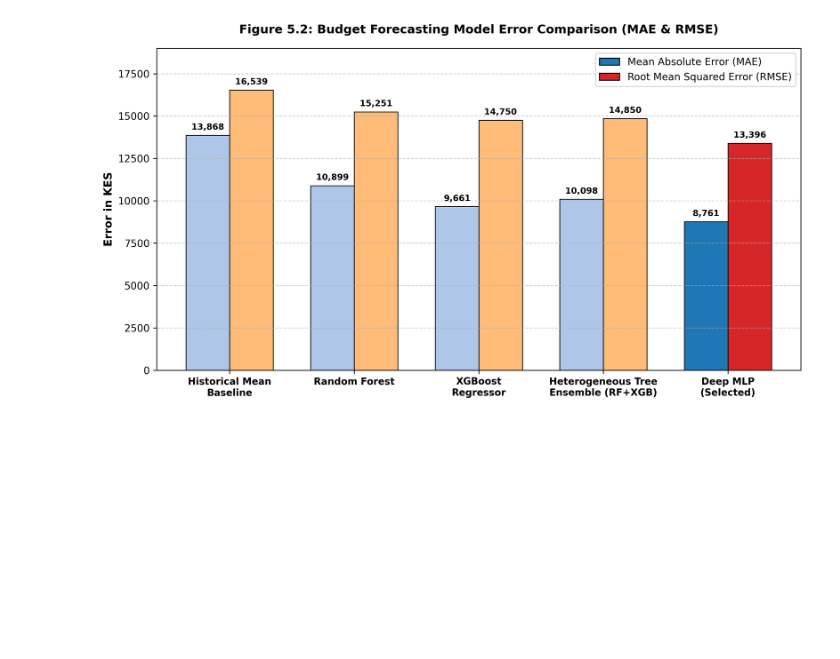
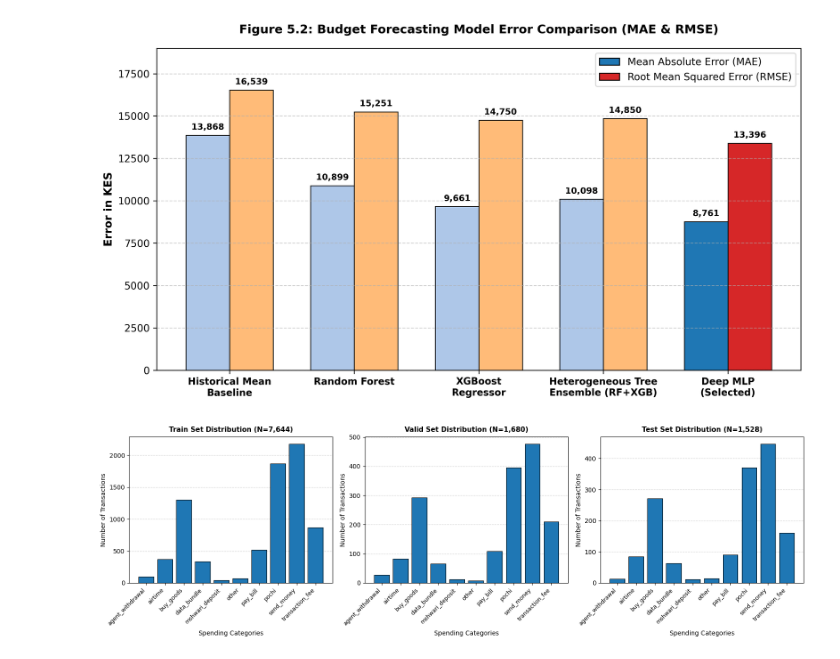
Before and after one commit to Jimmy-szn/dependants-costs, a Jupyter notebook: notebooks/aml.ipynb, the cells around one changed output. Saved outputs shown, nothing was run; the diff lists cells and outputs as text; code cells hidden in the pictures; blank space fills up the shorter version.

Commit message:
Feat: Add images for dataset summary

```diff
--- a/notebooks/aml.ipynb
+++ b/notebooks/aml.ipynb
@@ -1511,3 +1511,39 @@ plt.show()
 [interactive output not drawn]
 [interactive output not drawn]
 [figure]
+# %%
+import matplotlib.pyplot as plt
+import pandas as pd
+
+# 1. Dynamically find all unique categories across splits
+target_col = "category"
+all_categories = sorted(anomaly_train[target_col].unique())
+
+# 2. Dynamically compute the value counts aligned to the same category indices
+train_counts = anomaly_train[target_col].value_counts().reindex(all_categories, fill_value=0)
+valid_counts = anomaly_validation[target_col].value_counts().reindex(all_categories, fill_value=0)
+test_counts  = anomaly_test[target_col].value_counts().reindex(all_categories, fill_value=0)
+
+# 3. Create the 3-panel subplots
+fig, axes = plt.subplots(1, 3, figsize=(16, 5), sharey=False)
+
+splits = [
+    (f"Train Set Distribution (N={len(anomaly_train):,})", train_counts, axes[0]),
+    (f"Valid Set Distribution (N={len(anomaly_validation):,})", valid_counts, axes[1]),
+    (f"Test Set Distribution (N={len(anomaly_test):,})", test_counts, axes[2])
+]
+
+for title, counts, ax in splits:
+    ax.bar(counts.index, counts.values, color="#1f77b4", edgecolor="black", linewidth=0.8)
+    ax.set_title(title, fontsize=11, fontweight="bold", pad=8)
+    ax.set_xlabel("Spending Categories", fontsize=10, labelpad=6)
+    ax.set_ylabel("Number of Transactions", fontsize=10)
+    ax.set_xticklabels(counts.index, rotation=45, ha="right", fontsize=9)
+    ax.grid(axis="y", linestyle="--", alpha=0.5)
+    ax.set_axisbelow(True)
+
+plt.tight_layout()
+plt.savefig("category_distribution_splits.png", dpi=300, bbox_inches="tight")
+plt.show()
+# %% [output]
+[figure, added]
```
Also changed, not shown: parts of 5 cells of this notebook.
